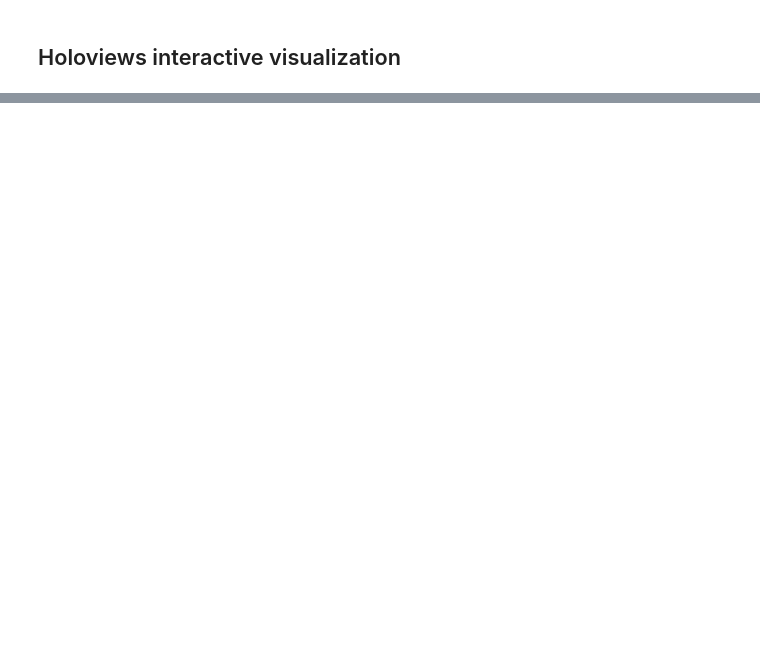
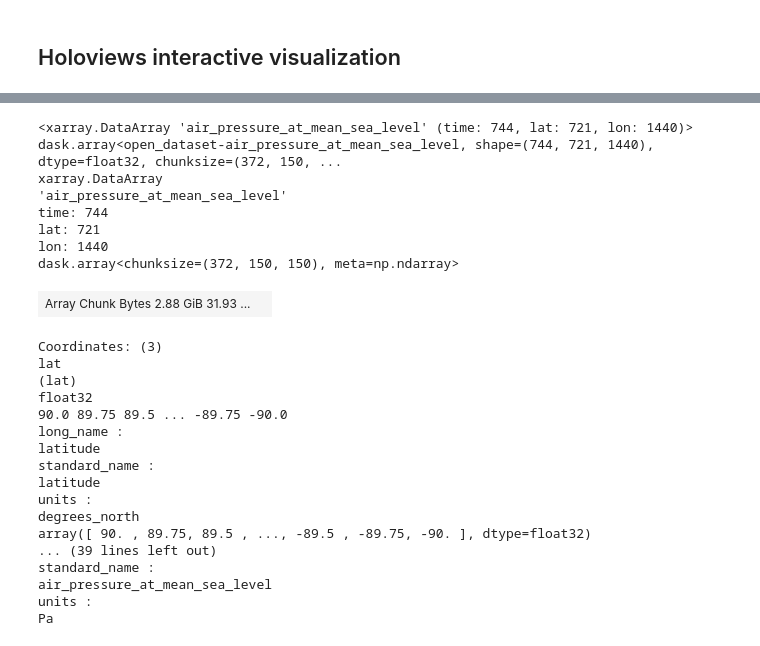
Before and after one commit to FlorisCalkoen/planetary-computer-tutorial, a Jupyter notebook: tutorial.ipynb, the cells around one changed output, grey strips where cells are left out. Cells and saved outputs as stored; diff of their text form; code cells hidden in the pictures; blank space fills up the shorter version.

Commit message:
add mean air pressure example

```diff
--- a/tutorial.ipynb
+++ b/tutorial.ipynb
@@ -158,0 +249,13 @@ transects
+# %%
+import planetary_computer as pc
+import xarray as xr
+
+item = items[0]
+signed_item = pc.sign(item)
+datasets = [
+    xr.open_dataset(asset.href, **asset.extra_fields["xarray:open_kwargs"])
+    for asset in signed_item.assets.values()
+]
+
+ds = xr.combine_by_coords(datasets, join="exact")
+ds
@@ -158,0 +283,28 @@ transects
+# %%
+ds.air_pressure_at_mean_sea_level
+# %% [output]
+<xarray.DataArray 'air_pressure_at_mean_sea_level' (time: 744, lat: 721, lon: 1440)> dask.array<open_dataset-air_pressure_at_mean_sea_level, shape=(744, 721, 1440), dtype=float32, chunksize=(372, 150, ...
+xarray.DataArray
+'air_pressure_at_mean_sea_level'
+time: 744
+lat: 721
+lon: 1440
+dask.array<chunksize=(372, 150, 150), meta=np.ndarray>
+| Array Chunk Bytes 2.88 GiB 31.93 ... |  |
+Coordinates: (3)
+lat
+(lat)
+float32
+90.0 89.75 89.5 ... -89.75 -90.0
+long_name :
+latitude
+standard_name :
+latitude
+units :
+degrees_north
+array([ 90. , 89.75, 89.5 , ..., -89.5 , -89.75, -90. ], dtype=float32)
+... (39 lines left out)
+standard_name :
+air_pressure_at_mean_sea_level
+units :
+Pa
```
Also changed, not shown: parts of 25 cells of this notebook.
